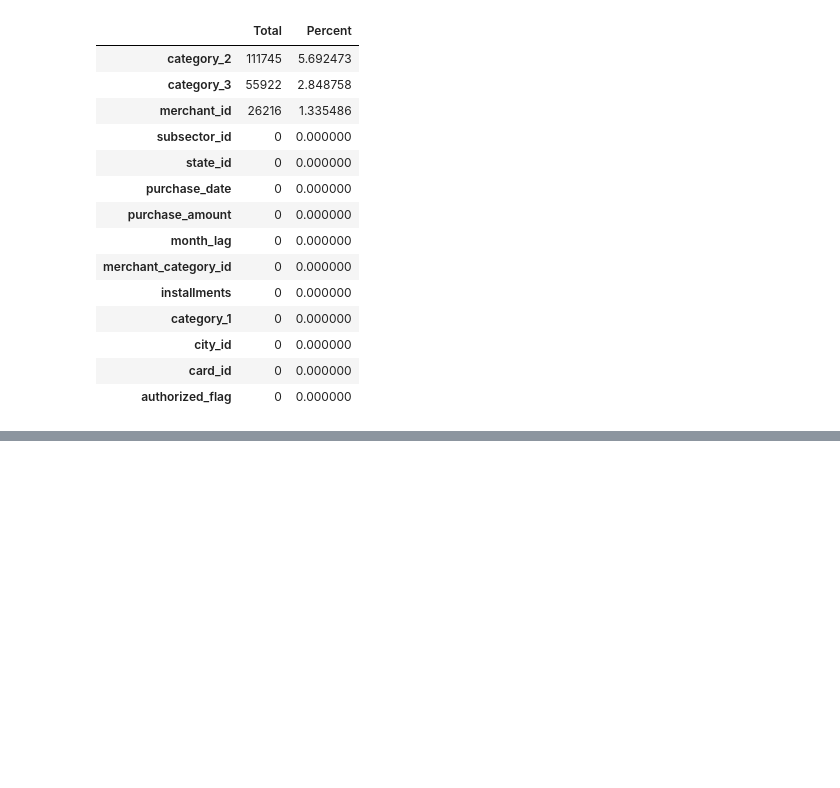
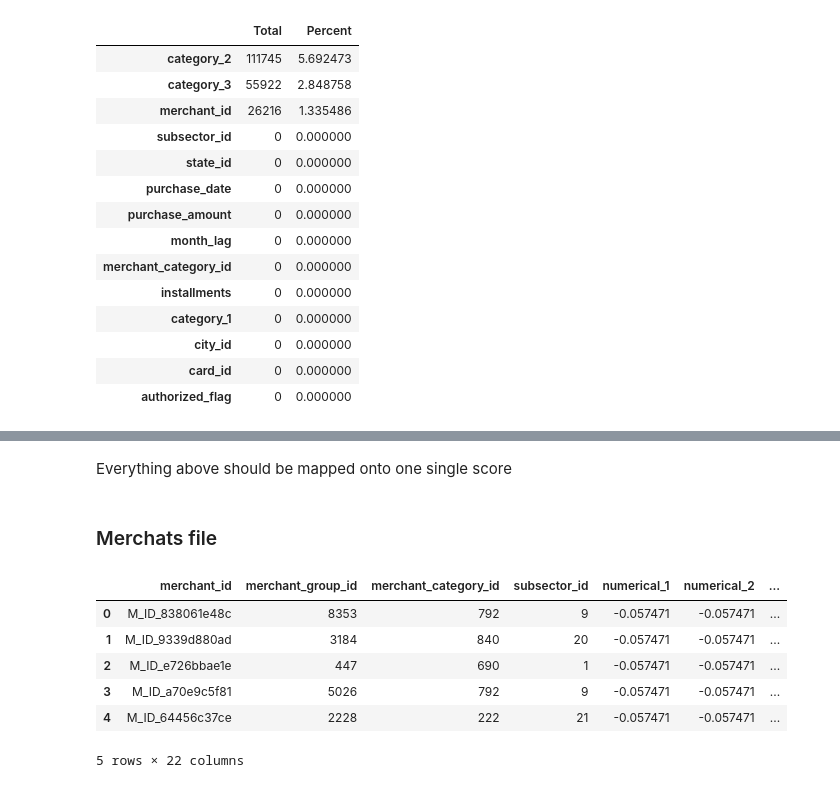
Before and after one commit to ServoCryptid/KaggleEloCompetition, a Jupyter notebook: Data_Exploration.ipynb, the cells around one changed output, grey strips where cells are left out. Cells and saved outputs as stored; diff of their text form; code cells hidden in the pictures; blank space fills up the shorter version.

```diff
--- a/Data_Exploration.ipynb
+++ b/Data_Exploration.ipynb
@@ -288,0 +340,16 @@ missing_data.head(20)
+# %% [markdown]
+Everything above should be mapped onto one single score
+# %% [markdown]
+### Merchats file
+# %%
+merchants_df = pd.read_csv(os.path.join('data','merchants.csv'))
+# %%
+merchants_df.head()
+# %% [output]
+|  | merchant_id | merchant_group_id | merchant_category_id | subsector_id | numerical_1 | numerical_2 | ... |
+| 0 | M_ID_838061e48c | 8353 | 792 | 9 | -0.057471 | -0.057471 | ... |
+| 1 | M_ID_9339d880ad | 3184 | 840 | 20 | -0.057471 | -0.057471 | ... |
+| 2 | M_ID_e726bbae1e | 447 | 690 | 1 | -0.057471 | -0.057471 | ... |
+| 3 | M_ID_a70e9c5f81 | 5026 | 792 | 9 | -0.057471 | -0.057471 | ... |
+| 4 | M_ID_64456c37ce | 2228 | 222 | 21 | -0.057471 | -0.057471 | ... |
+5 rows × 22 columns
```
Also changed, not shown: parts of 7 cells of this notebook.
